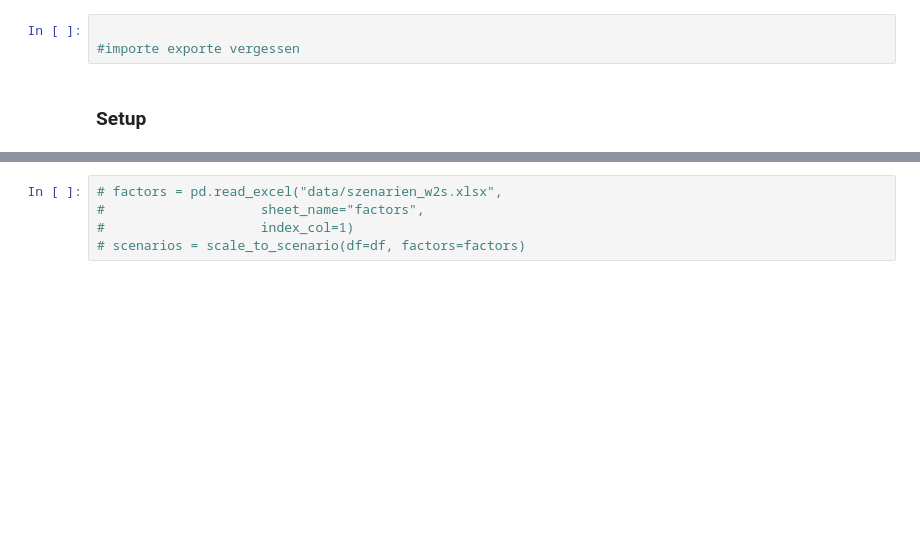
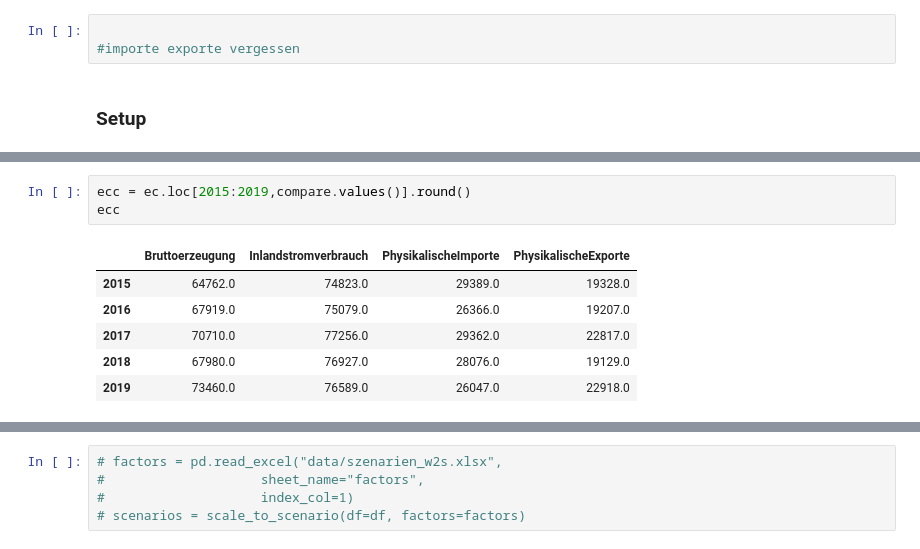
Before and after one commit to simonschaluppe/FLUCCOplus, a Jupyter notebook: notebooks/4.1.1_Econtrol_Validation.ipynb, the cells around one changed output, grey strips where cells are left out. Drawn from its saved outputs; the diff is of its cells as text; blank space fills up the shorter version.

```diff
--- a/notebooks/4.1.1_Econtrol_Validation.ipynb
+++ b/notebooks/4.1.1_Econtrol_Validation.ipynb
@@ -94,0 +130,10 @@ SyntaxError: invalid syntax (<ipython-input-20-01afccda5e6f>, line 4)
+# %%
+ecc = ec.loc[2015:2019,compare.values()].round()
+ecc
+# %% [output]
+|  | Bruttoerzeugung | Inlandstromverbrauch | PhysikalischeImporte | PhysikalischeExporte |
+| 2015 | 64762.0 | 74823.0 | 29389.0 | 19328.0 |
+| 2016 | 67919.0 | 75079.0 | 26366.0 | 19207.0 |
+| 2017 | 70710.0 | 77256.0 | 29362.0 | 22817.0 |
+| 2018 | 67980.0 | 76927.0 | 28076.0 | 19129.0 |
+| 2019 | 73460.0 | 76589.0 | 26047.0 | 22918.0 |
```
Also changed, not shown: parts of 11 cells of this notebook, 2 other files.
